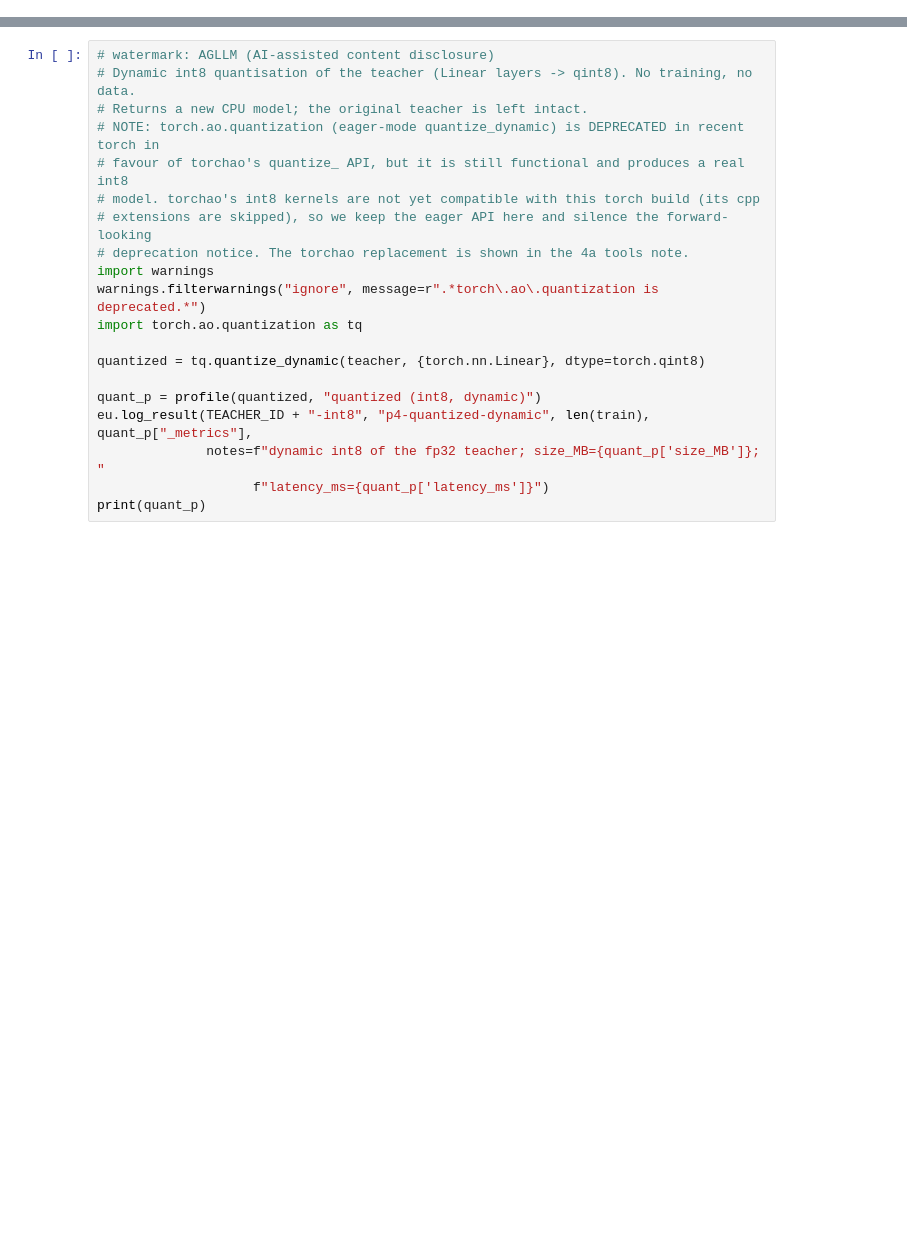
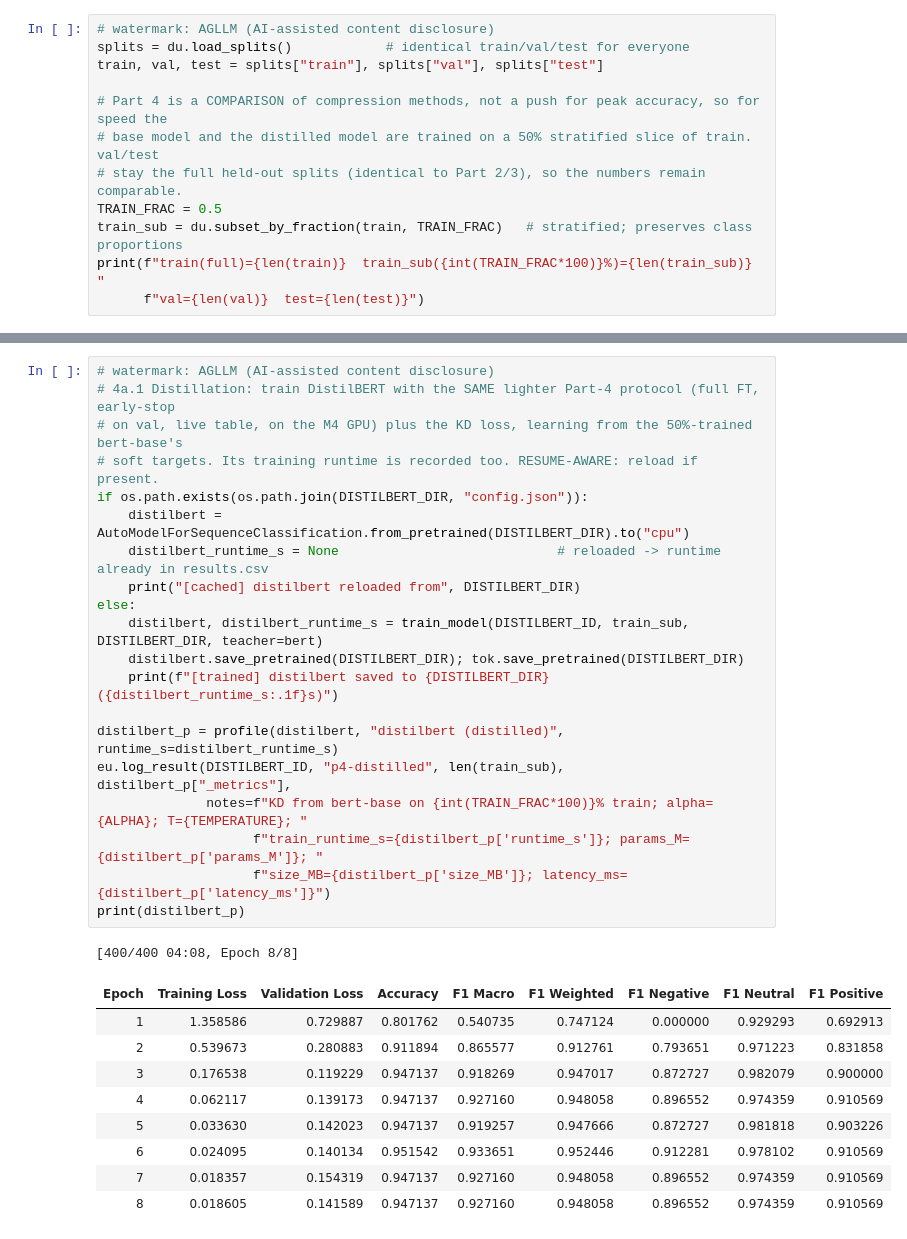
Before and after one commit to cherrylchico/advanced_nlp, a Jupyter notebook: notebooks/part4.ipynb, the cells around one changed output, grey strips where cells are left out. Saved outputs shown, nothing was run; the diff lists cells and outputs as text; blank space fills up the shorter version.

Commit message:
part 4 draft. need narrative

```diff
--- a/notebooks/part4.ipynb
+++ b/notebooks/part4.ipynb
@@ -125,0 +43,12 @@ print("train/val/test:", len(train), len(val), len(test))
+# %%
+# watermark: AGLLM (AI-assisted content disclosure)
+splits = du.load_splits()            # identical train/val/test for everyone
+train, val, test = splits["train"], splits["val"], splits["test"]
+
+# Part 4 is a COMPARISON of compression methods, not a push for peak accuracy, so for speed the
+# base model and the distilled model are trained on a 50% stratified slice of train. val/test
+# stay the full held-out splits (identical to Part 2/3), so the numbers remain comparable.
+TRAIN_FRAC = 0.5
+train_sub = du.subset_by_fraction(train, TRAIN_FRAC)   # stratified; preserves class proportions
+print(f"train(full)={len(train)}  train_sub({int(TRAIN_FRAC*100)}%)={len(train_sub)}  "
+      f"val={len(val)}  test={len(test)}")
@@ -172,20 +306,31 @@ Dynamic quantisation replaces the `Linear` weights with int8 and quantises activ
 # %%
 # watermark: AGLLM (AI-assisted content disclosure)
-# Dynamic int8 quantisation of the teacher (Linear layers -> qint8). No training, no data.
-# Returns a new CPU model; the original teacher is left intact.
-# NOTE: torch.ao.quantization (eager-mode quantize_dynamic) is DEPRECATED in recent torch in
-# favour of torchao's quantize_ API, but it is still functional and produces a real int8
-# model. torchao's int8 kernels are not yet compatible with this torch build (its cpp
-# extensions are skipped), so we keep the eager API here and silence the forward-looking
-# deprecation notice. The torchao replacement is shown in the 4a tools note.
-import warnings
-warnings.filterwarnings("ignore", message=r".*torch\.ao\.quantization is deprecated.*")
-import torch.ao.quantization as tq
+# 4a.1 Distillation: train DistilBERT with the SAME lighter Part-4 protocol (full FT, early-stop
+# on val, live table, on the M4 GPU) plus the KD loss, learning from the 50%-trained bert-base's
+# soft targets. Its training runtime is recorded too. RESUME-AWARE: reload if present.
+if os.path.exists(os.path.join(DISTILBERT_DIR, "config.json")):
+    distilbert = AutoModelForSequenceClassification.from_pretrained(DISTILBERT_DIR).to("cpu")
+    distilbert_runtime_s = None                            # reloaded -> runtime already in results.csv
+    print("[cached] distilbert reloaded from", DISTILBERT_DIR)
+else:
+    distilbert, distilbert_runtime_s = train_model(DISTILBERT_ID, train_sub, DISTILBERT_DIR, teacher=bert)
+    distilbert.save_pretrained(DISTILBERT_DIR); tok.save_pretrained(DISTILBERT_DIR)
+    print(f"[trained] distilbert saved to {DISTILBERT_DIR} ({distilbert_runtime_s:.1f}s)")
 
-quantized = tq.quantize_dynamic(teacher, {torch.nn.Linear}, dtype=torch.qint8)
-
-quant_p = profile(quantized, "quantized (int8, dynamic)")
-eu.log_result(TEACHER_ID + "-int8", "p4-quantized-dynamic", len(train), quant_p["_metrics"],
-              notes=f"dynamic int8 of the fp32 teacher; size_MB={quant_p['size_MB']}; "
-                    f"latency_ms={quant_p['latency_ms']}")
-print(quant_p)
+distilbert_p = profile(distilbert, "distilbert (distilled)", runtime_s=distilbert_runtime_s)
+eu.log_result(DISTILBERT_ID, "p4-distilled", len(train_sub), distilbert_p["_metrics"],
+              notes=f"KD from bert-base on {int(TRAIN_FRAC*100)}% train; alpha={ALPHA}; T={TEMPERATURE}; "
+                    f"train_runtime_s={distilbert_p['runtime_s']}; params_M={distilbert_p['params_M']}; "
+                    f"size_MB={distilbert_p['size_MB']}; latency_ms={distilbert_p['latency_ms']}")
+print(distilbert_p)
+# %% [output]
+[400/400 04:08, Epoch 8/8]
+| Epoch | Training Loss | Validation Loss | Accuracy | F1 Macro | F1 Weighted | F1 Negative | F1 Neutral | F1 Positive |
+| 1 | 1.358586 | 0.729887 | 0.801762 | 0.540735 | 0.747124 | 0.000000 | 0.929293 | 0.692913 |
+| 2 | 0.539673 | 0.280883 | 0.911894 | 0.865577 | 0.912761 | 0.793651 | 0.971223 | 0.831858 |
+| 3 | 0.176538 | 0.119229 | 0.947137 | 0.918269 | 0.947017 | 0.872727 | 0.982079 | 0.900000 |
+| 4 | 0.062117 | 0.139173 | 0.947137 | 0.927160 | 0.948058 | 0.896552 | 0.974359 | 0.910569 |
+| 5 | 0.033630 | 0.142023 | 0.947137 | 0.919257 | 0.947666 | 0.872727 | 0.981818 | 0.903226 |
+| 6 | 0.024095 | 0.140134 | 0.951542 | 0.933651 | 0.952446 | 0.912281 | 0.978102 | 0.910569 |
+| 7 | 0.018357 | 0.154319 | 0.947137 | 0.927160 | 0.948058 | 0.896552 | 0.974359 | 0.910569 |
+| 8 | 0.018605 | 0.141589 | 0.947137 | 0.927160 | 0.948058 | 0.896552 | 0.974359 | 0.910569 |
```
Also changed, not shown: parts of 28 cells of this notebook, 4 other files.
